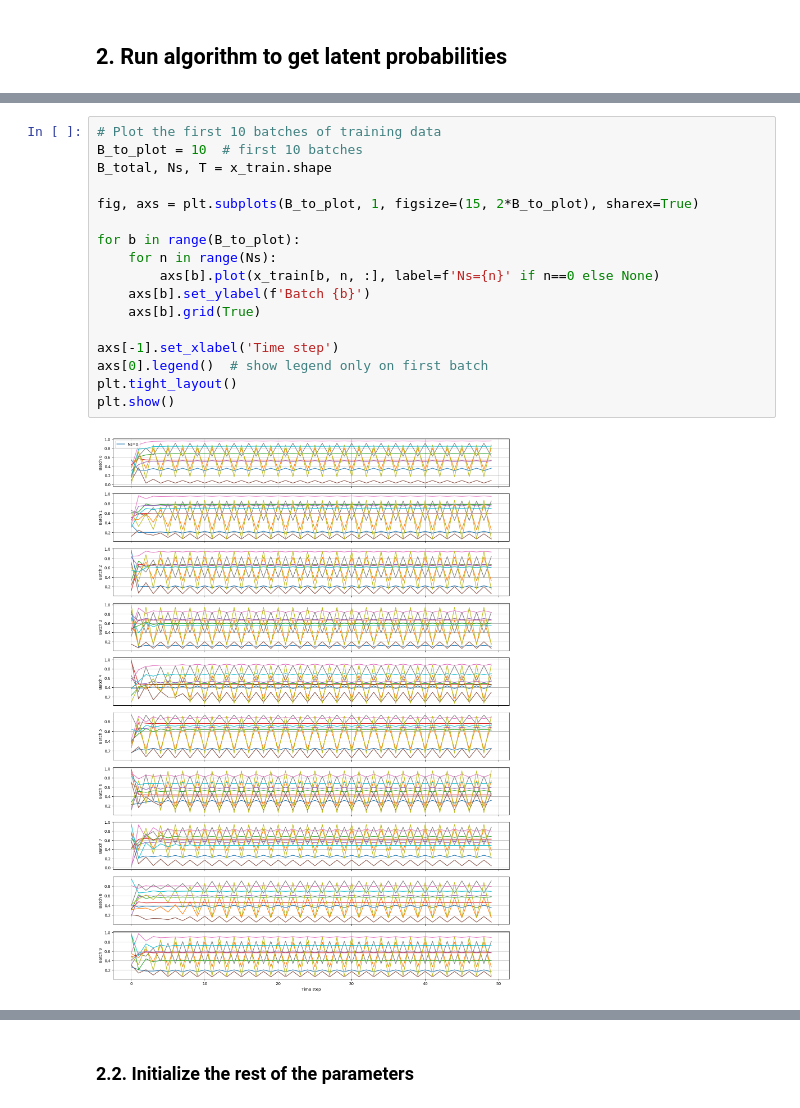
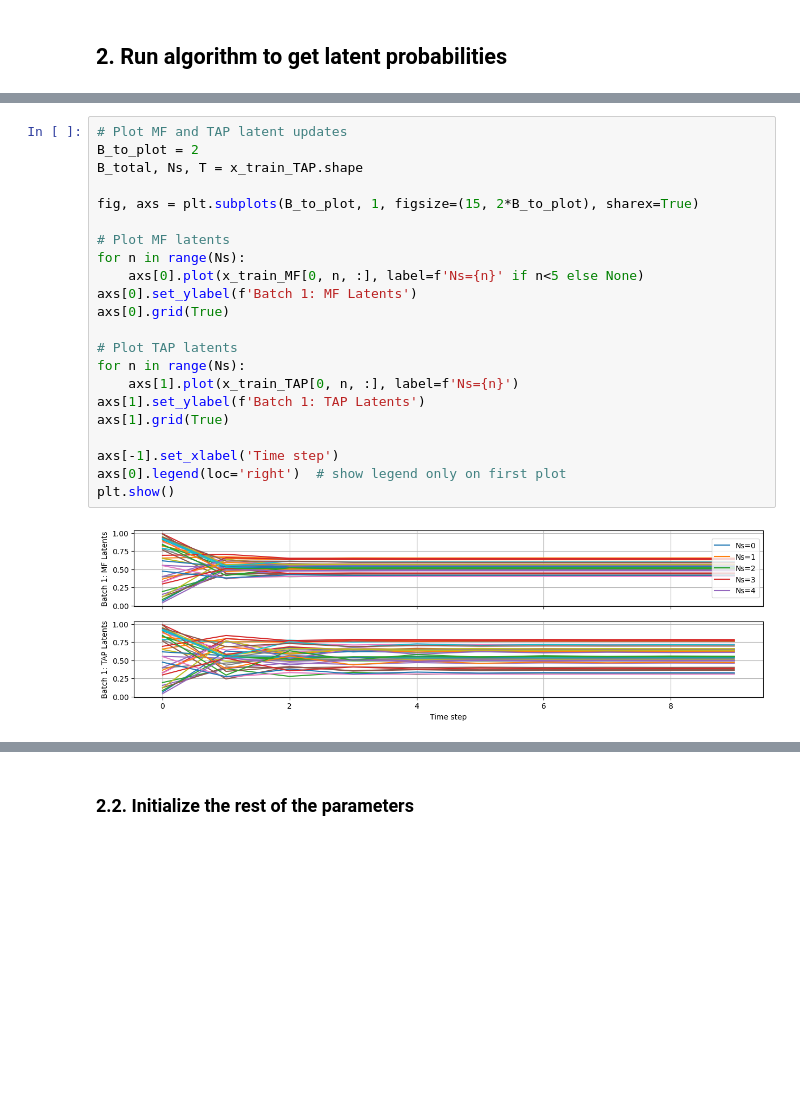
Before and after one commit to cgoldman123/coarse_graining_algorithms, a Jupyter notebook: notebooks/parameter_recovery_G.ipynb, the cells around one changed output, grey strips where cells are left out. Saved outputs shown, nothing was run; the diff lists cells and outputs as text; blank space fills up the shorter version.

```diff
--- a/notebooks/parameter_recovery_G.ipynb
+++ b/notebooks/parameter_recovery_G.ipynb
@@ -103,19 +105,24 @@ y_train, x_train, r_train = tap.generate_TAPdynamics(theta, params, B_train, T,
 # %%
-# Plot the first 10 batches of training data
-B_to_plot = 10  # first 10 batches
-B_total, Ns, T = x_train.shape
+# Plot MF and TAP latent updates
+B_to_plot = 2
+B_total, Ns, T = x_train_TAP.shape
 
 fig, axs = plt.subplots(B_to_plot, 1, figsize=(15, 2*B_to_plot), sharex=True)
 
-for b in range(B_to_plot):
-    for n in range(Ns):
-        axs[b].plot(x_train[b, n, :], label=f'Ns={n}' if n==0 else None)
-    axs[b].set_ylabel(f'Batch {b}')
-    axs[b].grid(True)
+# Plot MF latents
+for n in range(Ns):
+    axs[0].plot(x_train_MF[0, n, :], label=f'Ns={n}' if n<5 else None)
+axs[0].set_ylabel(f'Batch 1: MF Latents')
+axs[0].grid(True)
+
+# Plot TAP latents
+for n in range(Ns):
+    axs[1].plot(x_train_TAP[0, n, :], label=f'Ns={n}')
+axs[1].set_ylabel(f'Batch 1: TAP Latents')
+axs[1].grid(True)
 
 axs[-1].set_xlabel('Time step')
-axs[0].legend()  # show legend only on first batch
-plt.tight_layout()
+axs[0].legend(loc='right')  # show legend only on first plot
 plt.show()
 # %% [output]
-[figure, old version]
+[figure, new version]
```
Also changed, not shown: parts of 6 cells of this notebook, 2 other files.
